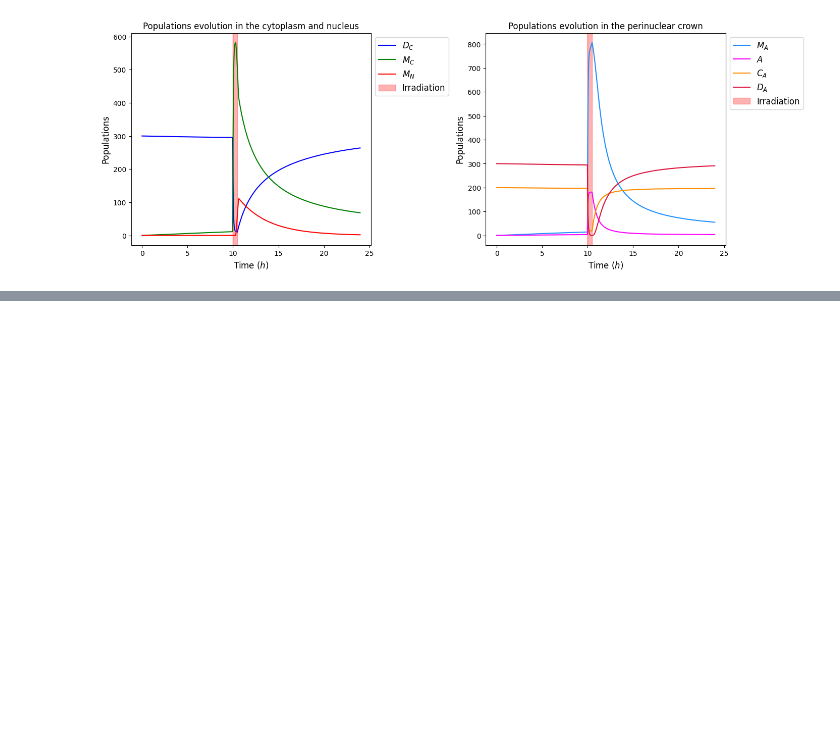
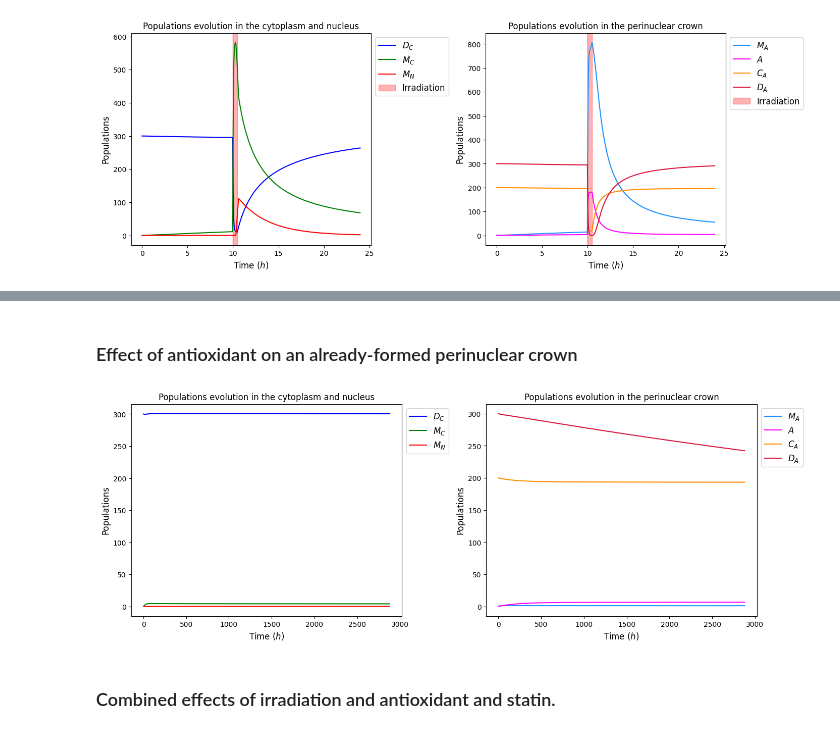
Before and after one commit to SimonBure/simulation-alzheimer, a Jupyter notebook: compartmental.ipynb, the cells around one changed output, grey strips where cells are left out. Drawn from its saved outputs; the diff is of its cells as text; code cells hidden in the pictures; blank space fills up the shorter version.

```diff
--- a/compartmental.ipynb
+++ b/compartmental.ipynb
@@ -382,0 +414,25 @@ sim_irradiation.plot_all_compartments()
+# %% [markdown]
+### Effect of antioxidant on an already-formed perinuclear crown
+# %%
+sim_aox_formed = Simulation(four_monthes_duration, time_step)
+
+initial_compartments_crown_formed = (300, 0, 0, 0, 0, 200, 300)
+
+sim_aox_formed.setup_compartmental_system(d0, d1, lamdA, coefs_dimer_formation_cytoplasm, coefs_migration_cytoplasm_to_crown,
+                                    coefs_migration_crown_to_nucleus, coefs_complex_formation,
+                                    coefs_dimer_formation_crown, e6, coefs_fragmentation,
+                                    initial_compartments_crown_formed)
+
+times_antioxidant = (0, four_monthes_duration)
+dose_antioxidant = 0.6
+
+sim_aox_formed.setup_experimental_conditions(times_antioxidant, dose_antioxidant, times_irradiation, dose_irradiation,
+                                      times_statin, dose_statin)
+
+sim_aox_formed.simulate()
+
+sim_aox_formed.plot_all_compartments()
+# %% [output]
+[figure, added]
+# %% [markdown]
+### Combined effects of irradiation and antioxidant and statin.
```
Also changed, not shown: parts of 3 cells of this notebook.
